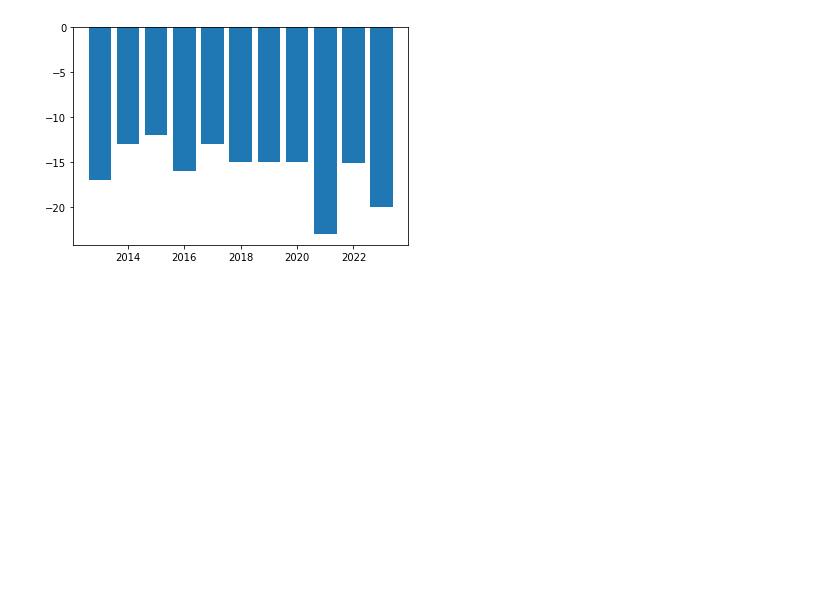
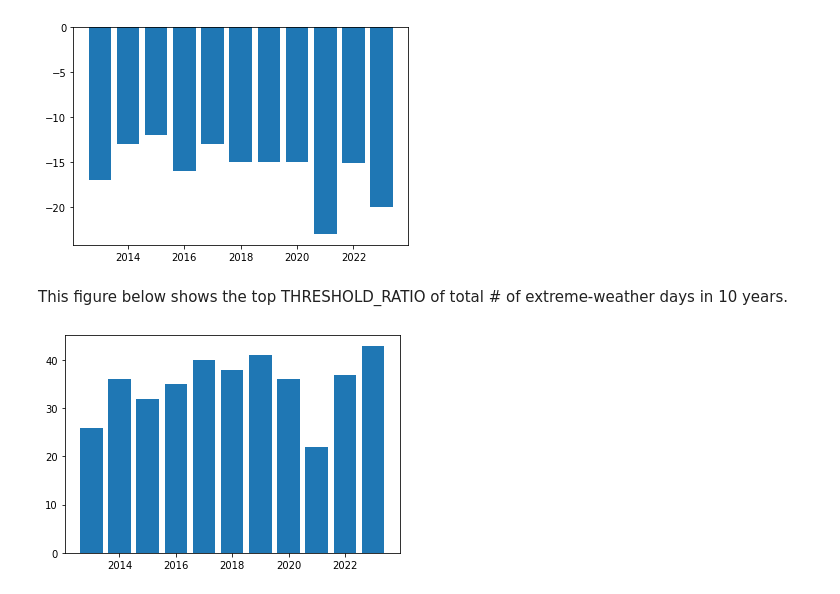
Before and after one commit to parallel1416/weather, a Jupyter notebook: public/EDA.ipynb, the cells around one changed output. Cells and saved outputs as stored; diff of their text form; code cells hidden in the pictures; blank space fills up the shorter version.

```diff
--- a/public/EDA.ipynb
+++ b/public/EDA.ipynb
@@ -72,3 +72,16 @@ plt.bar(*zip(*year_temp_min.items()))
 plt.show()
 # %% [output]
 [figure]
+# %% [markdown]
+This figure below shows the top THRESHOLD_RATIO of total # of extreme-weather days in 10 years.
+# %%
+THRESHOLD_RATIO = 0.1
+temp_max_df = df.sort_values(by='tempmax', ascending=False)
+sub_df = temp_max_df.head(int(len(temp_max_df) * THRESHOLD_RATIO))
+cnt = dict()
+for year in range(2013, 2024):
+    cnt[year] = len(sub_df[sub_df['datetime'].str.match('{}'.format(year))])
+plt.bar(*zip(*cnt.items()))
+plt.show()
+# %% [output]
+[figure, added]
```
